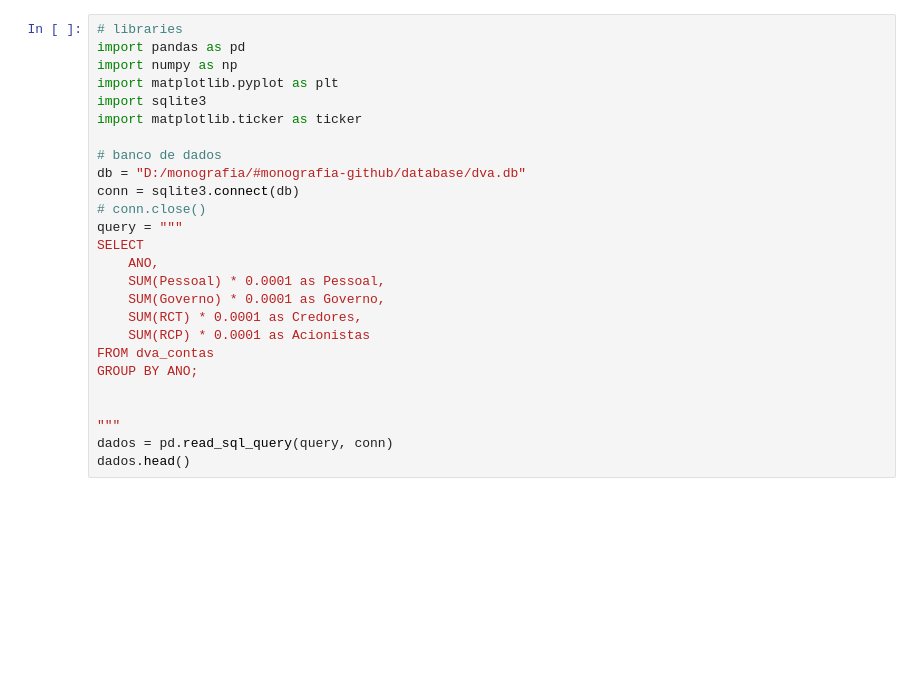
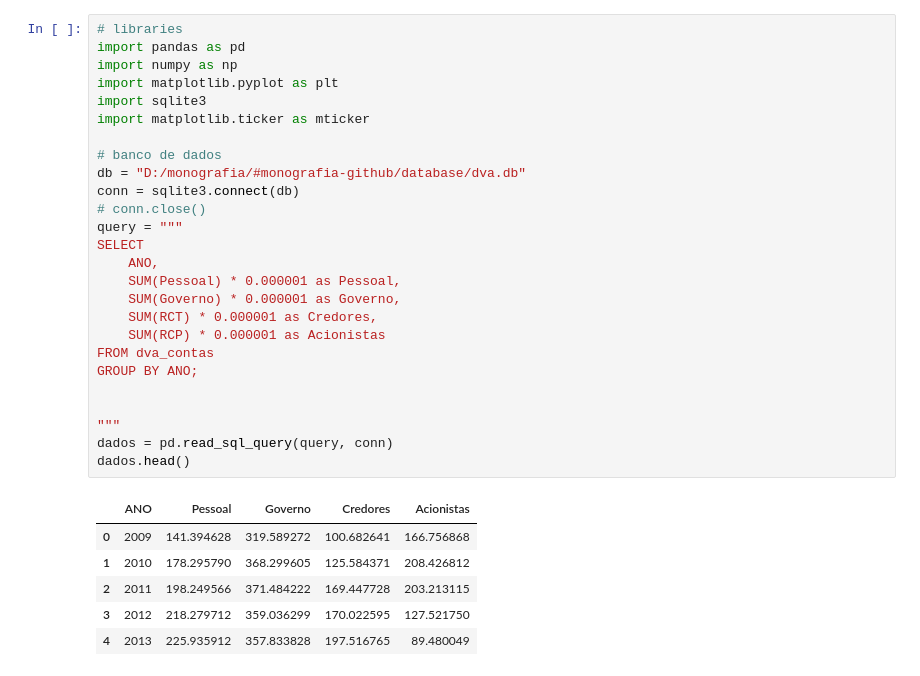
Before and after one commit to FelipeTr00/dva, a Jupyter notebook: scripts/py/stacked.ipynb, the cells around one changed output. Cells and saved outputs as stored; diff of their text form; blank space fills up the shorter version.

```diff
--- a/scripts/py/stacked.ipynb
+++ b/scripts/py/stacked.ipynb
@@ -1,29 +1,36 @@
 # %%
 # libraries
 import pandas as pd
 import numpy as np
 import matplotlib.pyplot as plt
 import sqlite3
-import matplotlib.ticker as ticker
+import matplotlib.ticker as mticker
 
 # banco de dados
 db = "D:/monografia/#monografia-github/database/dva.db"
 conn = sqlite3.connect(db)
 # conn.close()
 query = """
 SELECT
     ANO,
-    SUM(Pessoal) * 0.0001 as Pessoal,
-    SUM(Governo) * 0.0001 as Governo,
-    SUM(RCT) * 0.0001 as Credores,
-    SUM(RCP) * 0.0001 as Acionistas
+    SUM(Pessoal) * 0.000001 as Pessoal,
+    SUM(Governo) * 0.000001 as Governo,
+    SUM(RCT) * 0.000001 as Credores,
+    SUM(RCP) * 0.000001 as Acionistas
 FROM dva_contas
 GROUP BY ANO;
 
 
 """
 dados = pd.read_sql_query(query, conn)
 dados.head()
+# %% [output]
+|  | ANO | Pessoal | Governo | Credores | Acionistas |
+| 0 | 2009 | 141.394628 | 319.589272 | 100.682641 | 166.756868 |
+| 1 | 2010 | 178.295790 | 368.299605 | 125.584371 | 208.426812 |
+| 2 | 2011 | 198.249566 | 371.484222 | 169.447728 | 203.213115 |
+| 3 | 2012 | 218.279712 | 359.036299 | 170.022595 | 127.521750 |
+| 4 | 2013 | 225.935912 | 357.833828 | 197.516765 | 89.480049 |
 # %%
 df = pd.DataFrame(dados)
 
```
Also changed, not shown: parts of 4 cells of this notebook.
